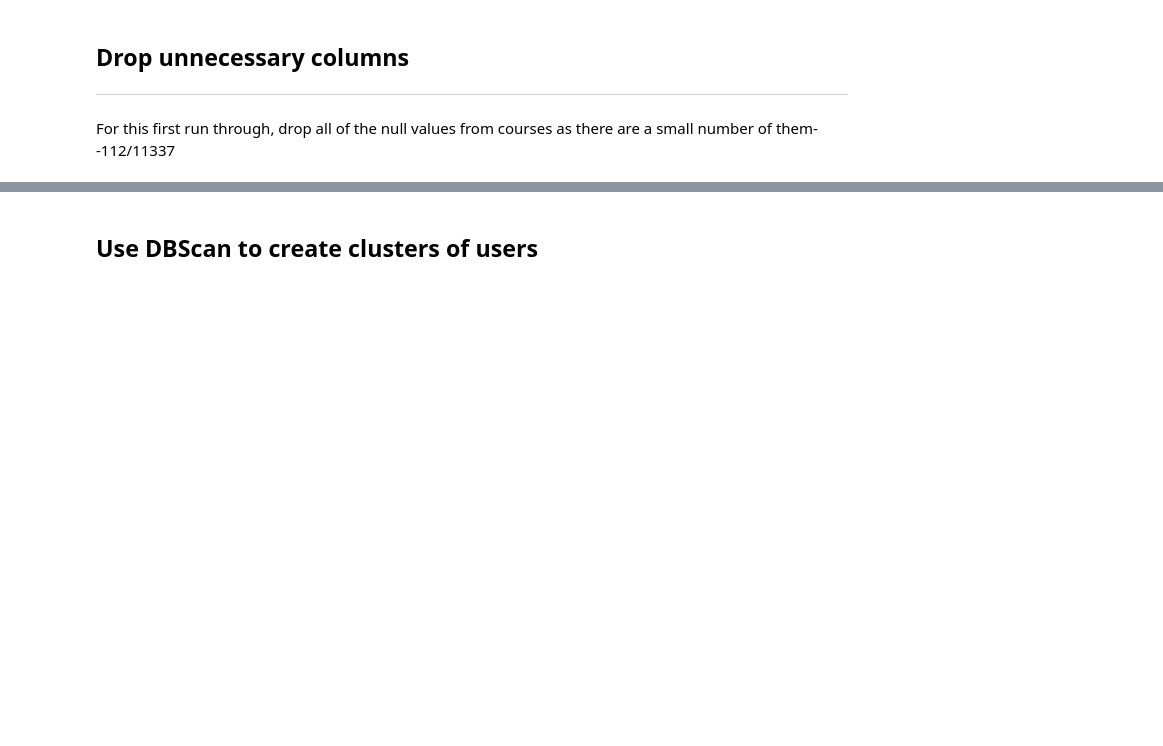
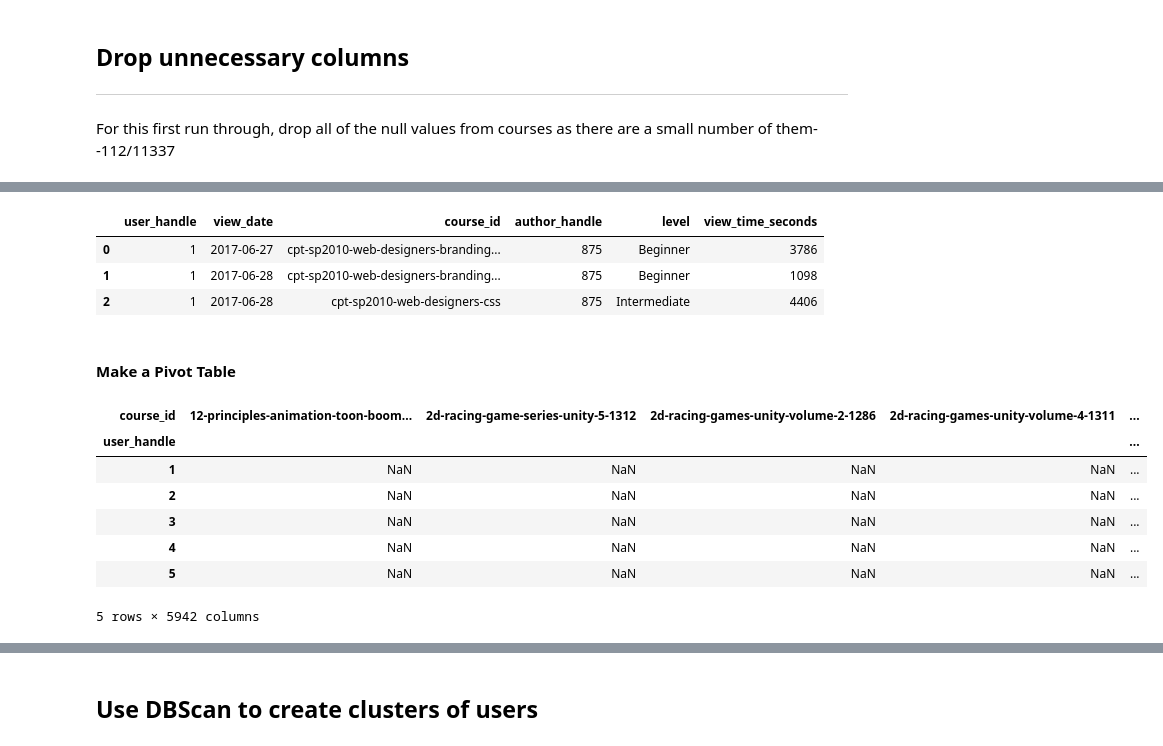
Before and after one commit to MattPat1981/users_api, a Jupyter notebook: code/QuickAndDirtyModel.ipynb, the cells around one changed output, grey strips where cells are left out. Saved outputs shown, nothing was run; the diff lists cells and outputs as text; code cells hidden in the pictures; blank space fills up the shorter version.

```diff
--- a/code/QuickAndDirtyModel.ipynb
+++ b/code/QuickAndDirtyModel.ipynb
@@ -552,0 +71,7 @@ AttributeError: 'SparseArray' object has no attribute 'reshape'
+# %%
+views.head(3)
+# %% [output]
+|  | user_handle | view_date | course_id | author_handle | level | view_time_seconds |
+| 0 | 1 | 2017-06-27 | cpt-sp2010-web-designers-branding... | 875 | Beginner | 3786 |
+| 1 | 1 | 2017-06-28 | cpt-sp2010-web-designers-branding... | 875 | Beginner | 1098 |
+| 2 | 1 | 2017-06-28 | cpt-sp2010-web-designers-css | 875 | Intermediate | 4406 |
@@ -552,0 +80,15 @@ AttributeError: 'SparseArray' object has no attribute 'reshape'
+# %% [markdown]
+#### Make a Pivot Table
+# %%
+pivot = pd.pivot_table(views, index='user_handle', columns='course_id', values='viewing_hours')
+
+pivot.head()
+# %% [output]
+| course_id | 12-principles-animation-toon-boom... | 2d-racing-game-series-unity-5-1312 | 2d-racing-games-unity-volume-2-1286 | 2d-racing-games-unity-volume-4-1311 | ... |
+| user_handle |  |  |  |  | ... |
+| 1 | NaN | NaN | NaN | NaN | ... |
+| 2 | NaN | NaN | NaN | NaN | ... |
+| 3 | NaN | NaN | NaN | NaN | ... |
+| 4 | NaN | NaN | NaN | NaN | ... |
+| 5 | NaN | NaN | NaN | NaN | ... |
+5 rows × 5942 columns
```
Also changed, not shown: parts of 95 cells of this notebook, 1 other file.
